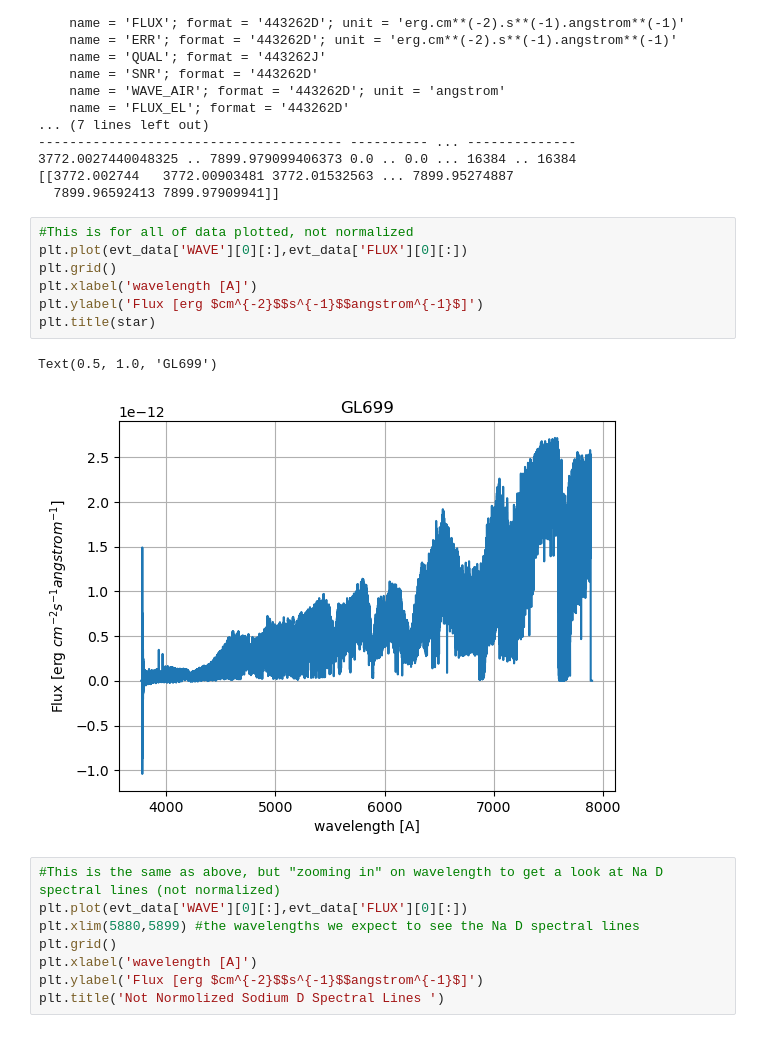
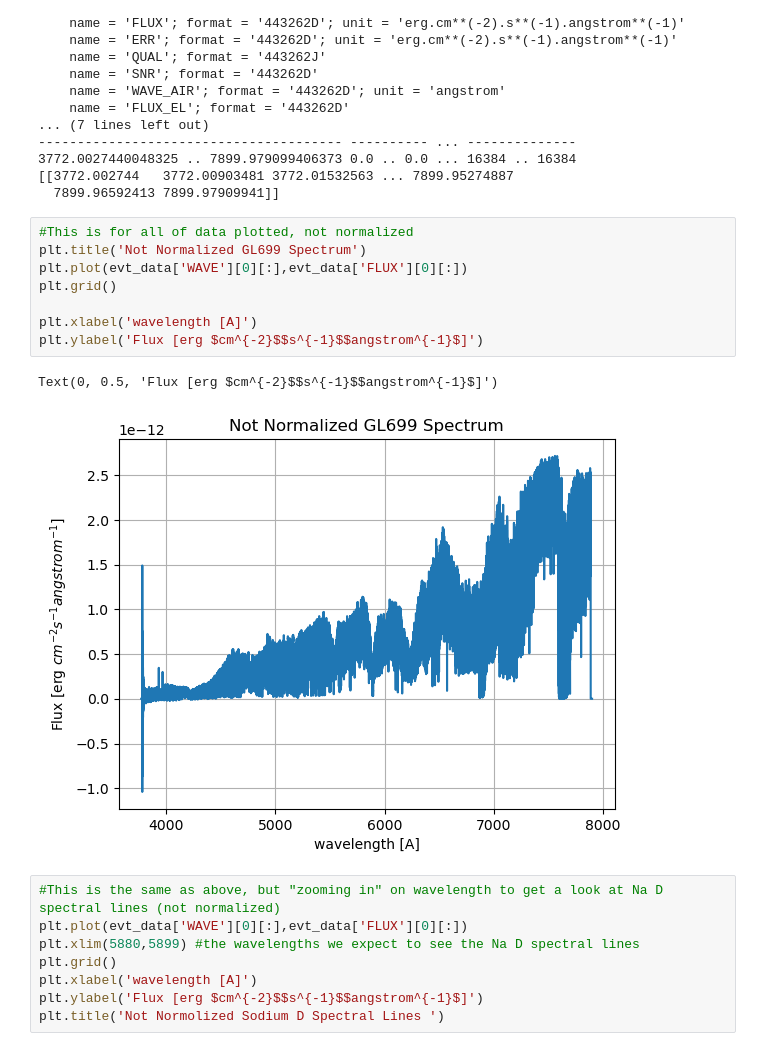
Before and after one commit to howardisaacson/Intro-2-Spectra, a Jupyter notebook: analysis/ESPRESSO/GL699 Spectral Lines.ipynb, the cells around one changed output. Cells and saved outputs as stored; diff of their text form.

```diff
--- a/analysis/ESPRESSO/GL699 Spectral Lines.ipynb
+++ b/analysis/ESPRESSO/GL699 Spectral Lines.ipynb
@@ -39,14 +39,15 @@ ColDefs(
   7899.96592413 7899.97909941]]
 # %%
 #This is for all of data plotted, not normalized
+plt.title('Not Normalized GL699 Spectrum')
 plt.plot(evt_data['WAVE'][0][:],evt_data['FLUX'][0][:])
 plt.grid()
+
 plt.xlabel('wavelength [A]')
 plt.ylabel('Flux [erg $cm^{-2}$$s^{-1}$$angstrom^{-1}$]')
-plt.title(star)
 # %% [output]
-Text(0.5, 1.0, 'GL699')
+Text(0, 0.5, 'Flux [erg $cm^{-2}$$s^{-1}$$angstrom^{-1}$]')
-[figure, old version]
+[figure, new version]
 # %%
 #This is the same as above, but "zooming in" on wavelength to get a look at Na D spectral lines (not normalized)
 plt.plot(evt_data['WAVE'][0][:],evt_data['FLUX'][0][:])
```
Also changed, not shown: parts of 8 cells of this notebook, 1 other file.
